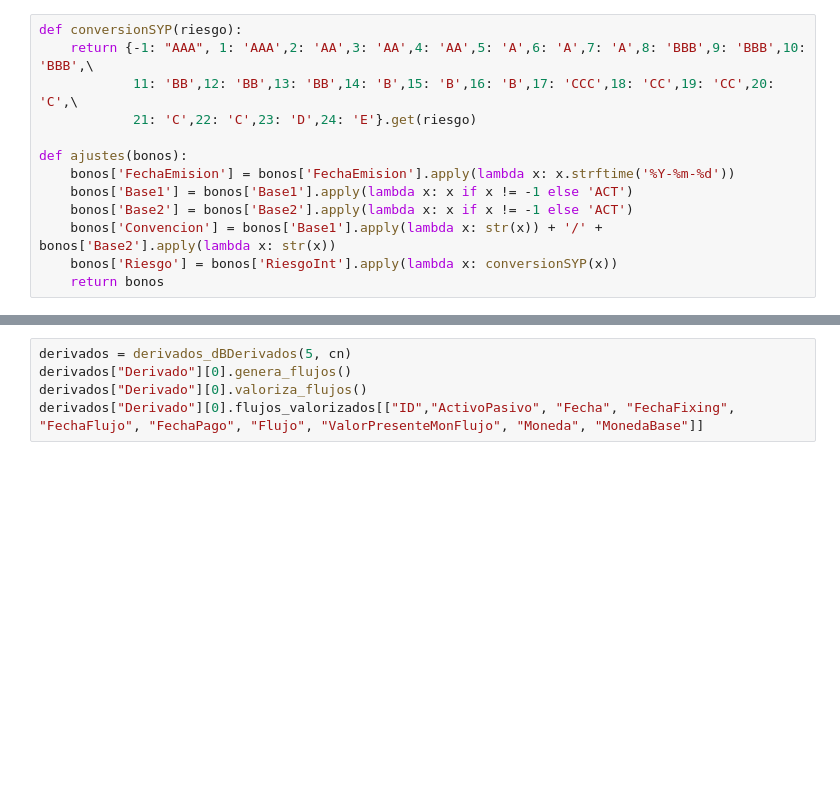
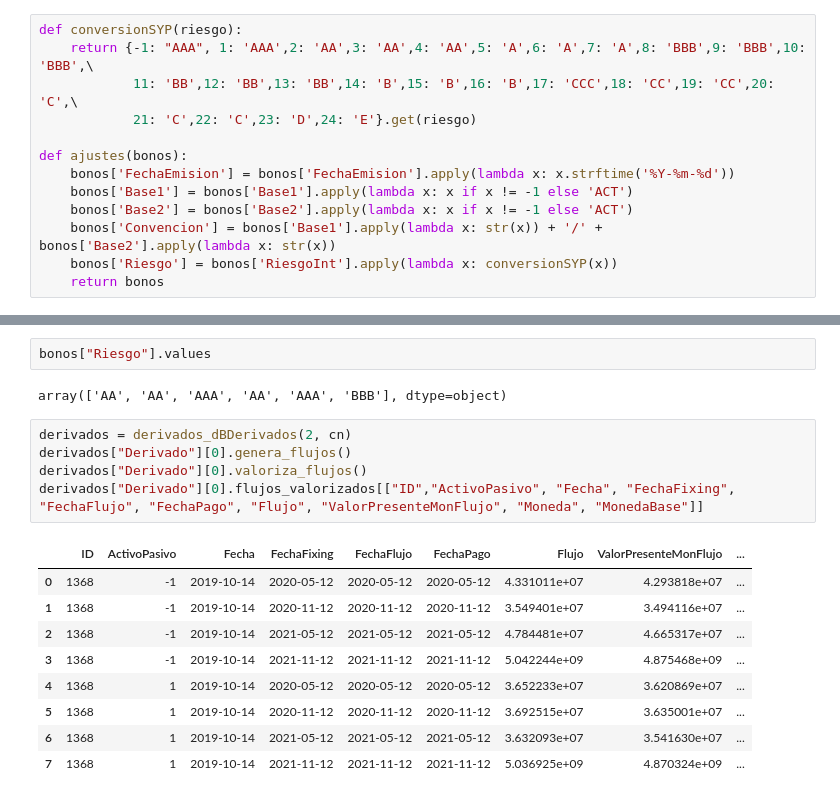
Before and after one commit to GrosoWoW/Practica, a Jupyter notebook: Intento/Cartera/Simulacion_Cartera_ALIVE.ipynb, the cells around one changed output, grey strips where cells are left out. Drawn from its saved outputs; the diff is of its cells as text; blank space fills up the shorter version.

```diff
--- a/Intento/Cartera/Simulacion_Cartera_ALIVE.ipynb
+++ b/Intento/Cartera/Simulacion_Cartera_ALIVE.ipynb
@@ -139,8 +149,22 @@ bonos
+# %%
+bonos["Riesgo"].values
+# %% [output]
+array(['AA', 'AA', 'AAA', 'AA', 'AAA', 'BBB'], dtype=object)
 # %%
-derivados = derivados_dBDerivados(5, cn)
+derivados = derivados_dBDerivados(2, cn)
 derivados["Derivado"][0].genera_flujos()
 derivados["Derivado"][0].valoriza_flujos()
 derivados["Derivado"][0].flujos_valorizados[["ID","ActivoPasivo", "Fecha", "FechaFixing", "FechaFlujo", "FechaPago", "Flujo", "ValorPresenteMonFlujo", "Moneda", "MonedaBase"]]
+# %% [output]
+|  | ID | ActivoPasivo | Fecha | FechaFixing | FechaFlujo | FechaPago | Flujo | ValorPresenteMonFlujo | ... |
+| 0 | 1368 | -1 | 2019-10-14 | 2020-05-12 | 2020-05-12 | 2020-05-12 | 4.331011e+07 | 4.293818e+07 | ... |
+| 1 | 1368 | -1 | 2019-10-14 | 2020-11-12 | 2020-11-12 | 2020-11-12 | 3.549401e+07 | 3.494116e+07 | ... |
+| 2 | 1368 | -1 | 2019-10-14 | 2021-05-12 | 2021-05-12 | 2021-05-12 | 4.784481e+07 | 4.665317e+07 | ... |
+| 3 | 1368 | -1 | 2019-10-14 | 2021-11-12 | 2021-11-12 | 2021-11-12 | 5.042244e+09 | 4.875468e+09 | ... |
+| 4 | 1368 | 1 | 2019-10-14 | 2020-05-12 | 2020-05-12 | 2020-05-12 | 3.652233e+07 | 3.620869e+07 | ... |
+| 5 | 1368 | 1 | 2019-10-14 | 2020-11-12 | 2020-11-12 | 2020-11-12 | 3.692515e+07 | 3.635001e+07 | ... |
+| 6 | 1368 | 1 | 2019-10-14 | 2021-05-12 | 2021-05-12 | 2021-05-12 | 3.632093e+07 | 3.541630e+07 | ... |
+| 7 | 1368 | 1 | 2019-10-14 | 2021-11-12 | 2021-11-12 | 2021-11-12 | 5.036925e+09 | 4.870324e+09 | ... |
 # %%
 arreglo_acciones = ["AESGENER", "AGUAS-A", "ANDINA-A", "ANDINA-B", "DE000DWS2D90", "ANTARCHILE"]
 arreglo_fondos = ["A", "A", "A", "A", "A", "A"]
```
Also changed, not shown: parts of 13 cells of this notebook, 5 other files.
